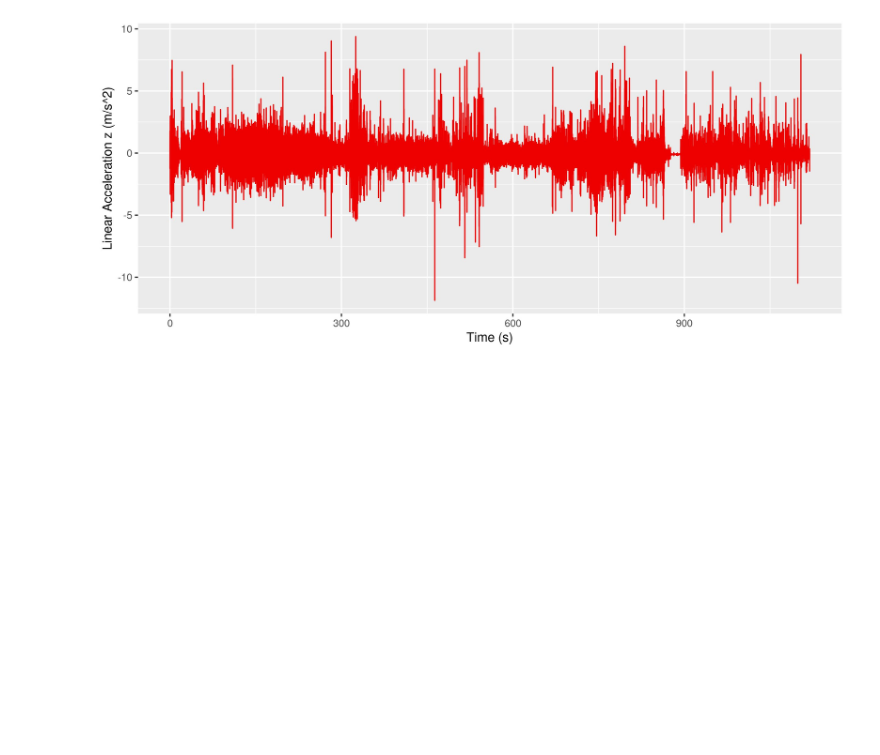
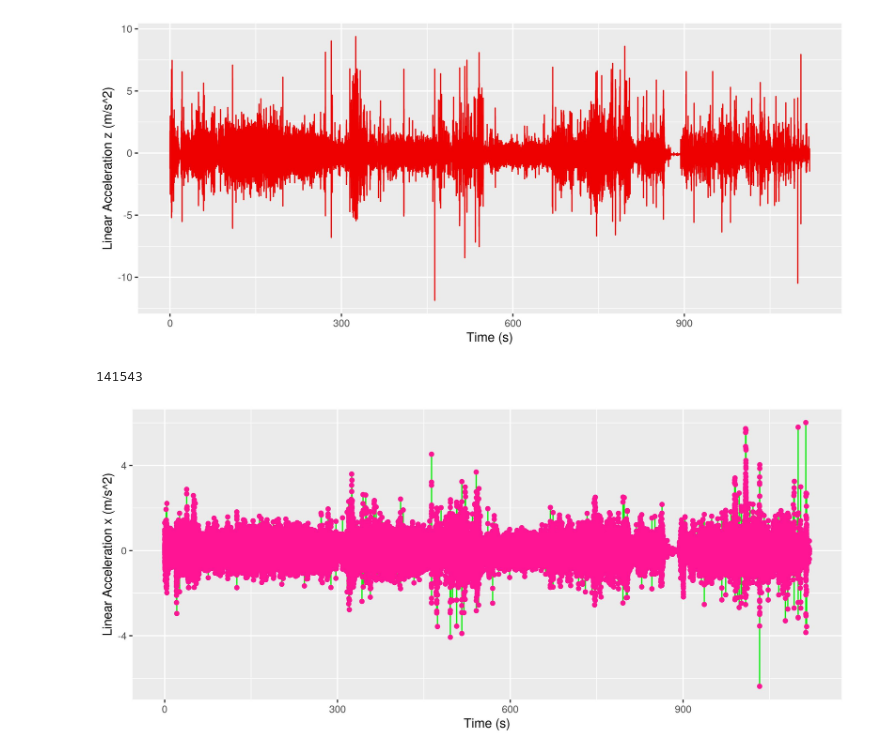
Before and after one commit to MohrJonas/DIYPhysicsExperiment, a Jupyter notebook: Calculations.ipynb, the cells around one changed output. Drawn from its saved outputs; the diff is of its cells as text; code cells hidden in the pictures; blank space fills up the shorter version.

```diff
--- a/Calculations.ipynb
+++ b/Calculations.ipynb
@@ -54,2 +63,13 @@ val filteredData = rawData.filterByRow { mappedTimes.contains(it["Time (s)"] as
+# %%
+//Plot the raw data as well as the filtered data
+val xPattern = ValuePattern(ValuePatternPart(ValueRelationType.DESCENDING, 3, Int.MAX_VALUE, 1.0, Double.MAX_VALUE), ValuePatternPart(ValueRelationType.ASCENDING, 3, Int.MAX_VALUE, 0.5, Double.MAX_VALUE))
+val filteredXData = applyPattern(xPattern, rawData, "Linear Acceleration x (m/s^2)")
+println(filteredXData.nrow)
+rawData.plot(Aes(x = "Time (s)"))
+    .geomLine(color = RColor.green2, mapping = Aes(y="Linear Acceleration x (m/s^2)"))
+    .geomPoint(color = RColor.deeppink, mapping = Aes(y="Linear Acceleration x (m/s^2)"), `data` = filteredXData)
+# %% [output]
+141543
+[figure, added]
 # %%
 //Plot the raw data as well as the filtered data
```
Also changed, not shown: parts of 9 cells of this notebook, 6 other files.
